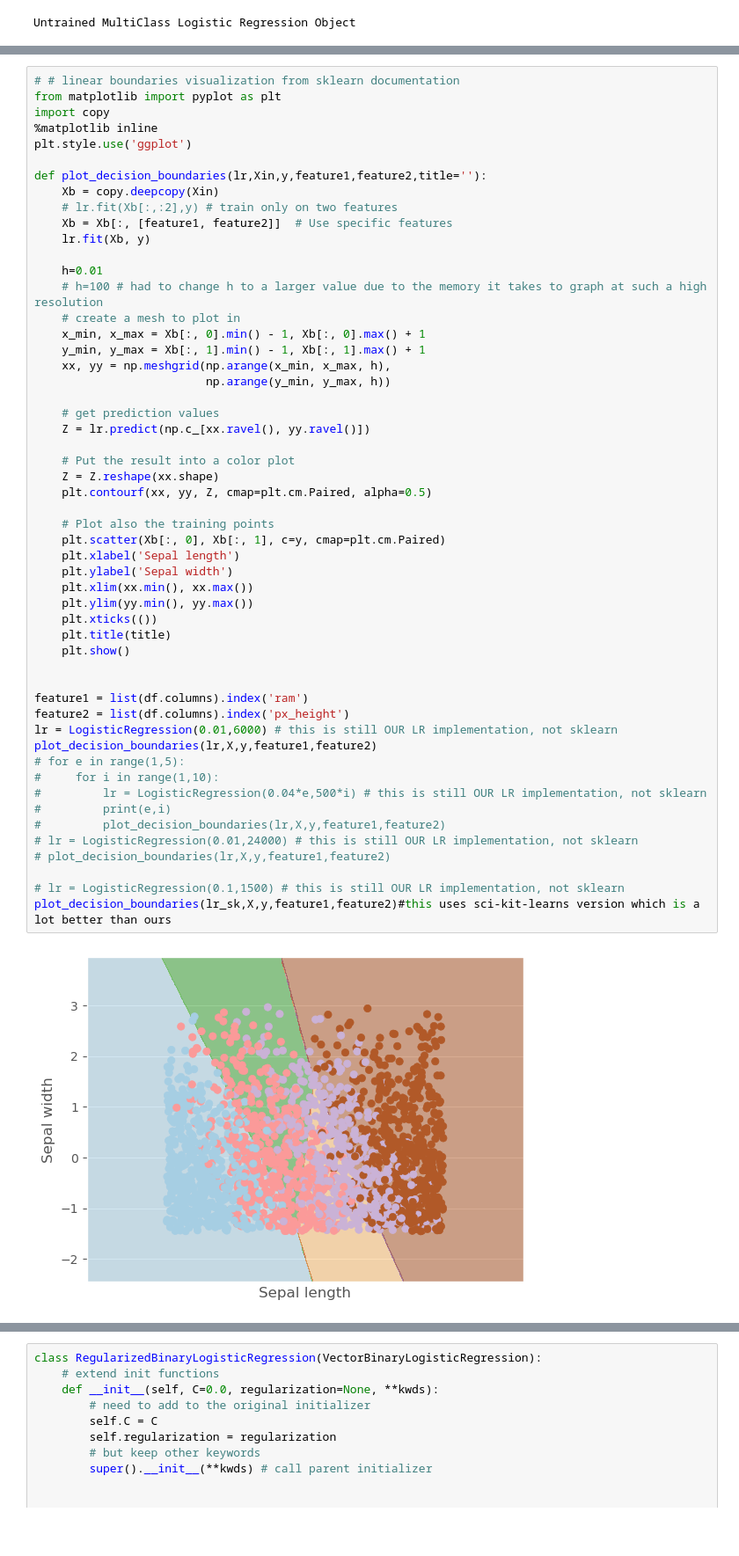
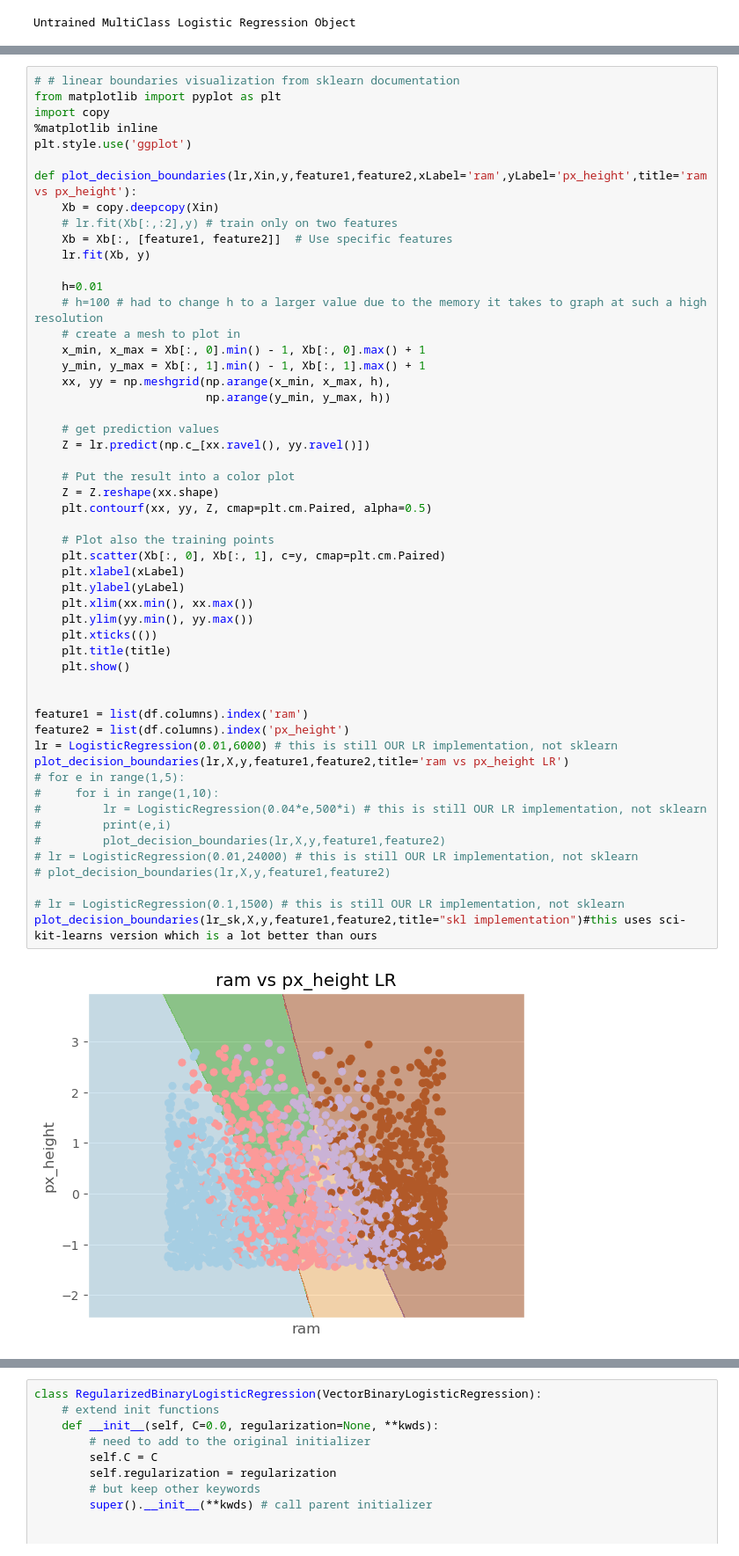
Before and after one commit to ephraim888sun/ML7324_Extending_-Logistic_Regression, a Jupyter notebook: LogisticRegressionProj3.ipynb, the cells around one changed output, grey strips where cells are left out. Shown at 88% size. Cells and saved outputs as stored; diff of their text form; blank space fills up the shorter version.

```diff
--- a/LogisticRegressionProj3.ipynb
+++ b/LogisticRegressionProj3.ipynb
@@ -506,7 +506,7 @@ import copy
 %matplotlib inline
 plt.style.use('ggplot')
 
-def plot_decision_boundaries(lr,Xin,y,feature1,feature2,title=''):
+def plot_decision_boundaries(lr,Xin,y,feature1,feature2,xLabel='ram',yLabel='px_height',title='ram vs px_height'):
     Xb = copy.deepcopy(Xin)
     # lr.fit(Xb[:,:2],y) # train only on two features
     Xb = Xb[:, [feature1, feature2]]  # Use specific features
@@ -522,35 +522,35 @@ def plot_decision_boundaries(lr,Xin,y,feature1,feature2,title=''):
 
     # get prediction values
     Z = lr.predict(np.c_[xx.ravel(), yy.ravel()])
 
     # Put the result into a color plot
     Z = Z.reshape(xx.shape)
     plt.contourf(xx, yy, Z, cmap=plt.cm.Paired, alpha=0.5)
 
     # Plot also the training points
     plt.scatter(Xb[:, 0], Xb[:, 1], c=y, cmap=plt.cm.Paired)
-    plt.xlabel('Sepal length')
-    plt.ylabel('Sepal width')
+    plt.xlabel(xLabel)
+    plt.ylabel(yLabel)
     plt.xlim(xx.min(), xx.max())
     plt.ylim(yy.min(), yy.max())
     plt.xticks(())
     plt.title(title)
     plt.show()
 
 
 feature1 = list(df.columns).index('ram')
 feature2 = list(df.columns).index('px_height')
 lr = LogisticRegression(0.01,6000) # this is still OUR LR implementation, not sklearn
-plot_decision_boundaries(lr,X,y,feature1,feature2)
+plot_decision_boundaries(lr,X,y,feature1,feature2,title='ram vs px_height LR')
 # for e in range(1,5):
 #     for i in range(1,10):
 #         lr = LogisticRegression(0.04*e,500*i) # this is still OUR LR implementation, not sklearn
 #         print(e,i)
 #         plot_decision_boundaries(lr,X,y,feature1,feature2)
 # lr = LogisticRegression(0.01,24000) # this is still OUR LR implementation, not sklearn
 # plot_decision_boundaries(lr,X,y,feature1,feature2)
 
 # lr = LogisticRegression(0.1,1500) # this is still OUR LR implementation, not sklearn
-plot_decision_boundaries(lr_sk,X,y,feature1,feature2)#this uses sci-kit-learns version which is a lot better than ours
+plot_decision_boundaries(lr_sk,X,y,feature1,feature2,title="skl implementation")#this uses sci-kit-learns version which is a lot better than ours
 # %% [output]
-[figure, old version]
+[figure, new version]
```
Also changed, not shown: parts of 8 cells of this notebook.
